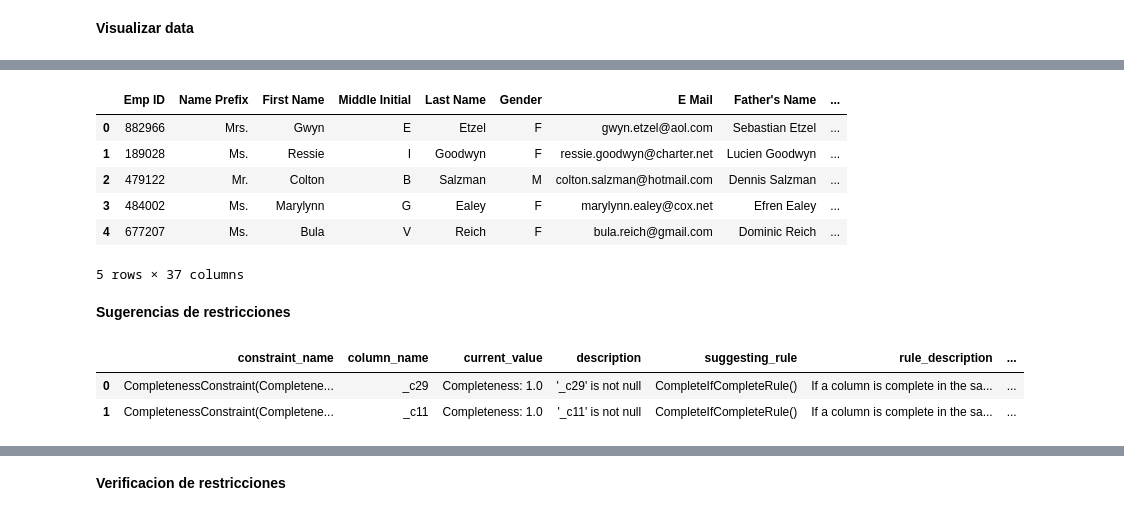
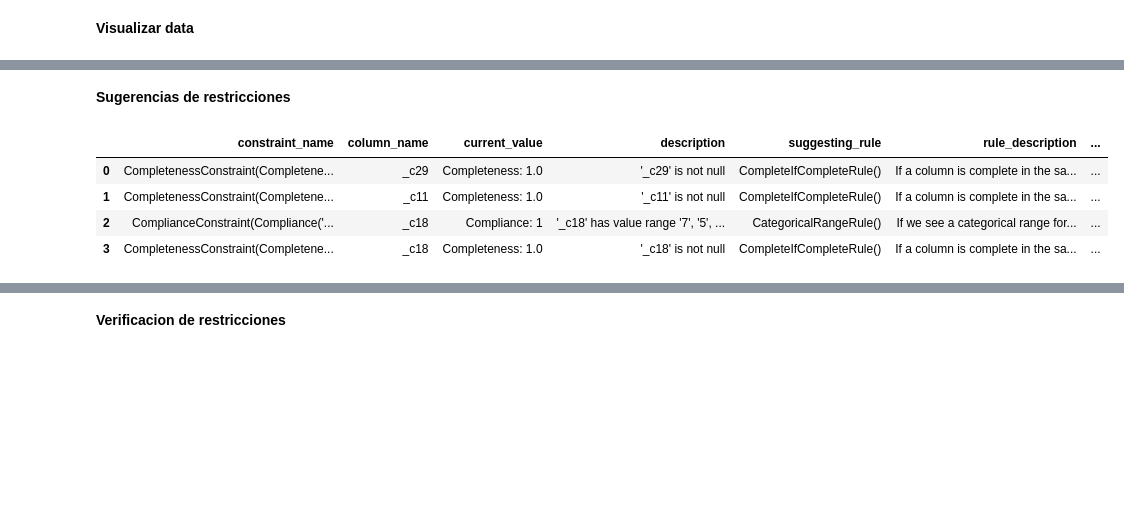
Before and after one commit to JonatanPolanco/Data_Quality_Testing, a Jupyter notebook: PyDeequ_Learning.ipynb, the cells around one changed output, grey strips where cells are left out. Cells and saved outputs as stored; diff of their text form; code cells hidden in the pictures; blank space fills up the shorter version.

```diff
--- a/PyDeequ_Learning.ipynb
+++ b/PyDeequ_Learning.ipynb
@@ -213,13 +225,3 @@ headers =list(DF2.columns)
-# %%
-DF2.head()
-# %% [output]
-|  | Emp ID | Name Prefix | First Name | Middle Initial | Last Name | Gender | E Mail | Father's Name | ... |
-| 0 | 882966 | Mrs. | Gwyn | E | Etzel | F | gwyn.etzel@aol.com | Sebastian Etzel | ... |
-| 1 | 189028 | Ms. | Ressie | I | Goodwyn | F | ressie.goodwyn@charter.net | Lucien Goodwyn | ... |
-| 2 | 479122 | Mr. | Colton | B | Salzman | M | colton.salzman@hotmail.com | Dennis Salzman | ... |
-| 3 | 484002 | Ms. | Marylynn | G | Ealey | F | marylynn.ealey@cox.net | Efren Ealey | ... |
-| 4 | 677207 | Ms. | Bula | V | Reich | F | bula.reich@gmail.com | Dominic Reich | ... |
-5 rows × 37 columns
 # %% [markdown]
 **Sugerencias de restricciones**
 # %%
@@ -238,11 +240,13 @@ for key, value in suggestionResult.items():
   copy = suggestion ##copy of suggestion. for testing propouse
 # %%
 suggestion = suggestion.astype('string')
-suggestion.head(2)
+suggestion.head(4)  ## Se visualizan las sugerencias de restricciones con los encabezados erroneos
 # %% [output]
 |  | constraint_name | column_name | current_value | description | suggesting_rule | rule_description | ... |
 | 0 | CompletenessConstraint(Completene... | _c29 | Completeness: 1.0 | '_c29' is not null | CompleteIfCompleteRule() | If a column is complete in the sa... | ... |
 | 1 | CompletenessConstraint(Completene... | _c11 | Completeness: 1.0 | '_c11' is not null | CompleteIfCompleteRule() | If a column is complete in the sa... | ... |
+| 2 | ComplianceConstraint(Compliance('... | _c18 | Compliance: 1 | '_c18' has value range '7', '5', ... | CategoricalRangeRule() | If we see a categorical range for... | ... |
+| 3 | CompletenessConstraint(Completene... | _c18 | Completeness: 1.0 | '_c18' is not null | CompleteIfCompleteRule() | If a column is complete in the sa... | ... |
 # %%
 # se reemplaza los headers creados por spark con los originales
 for i in range(suggestion.shape[0]):
```
Also changed, not shown: parts of 5 cells of this notebook.
